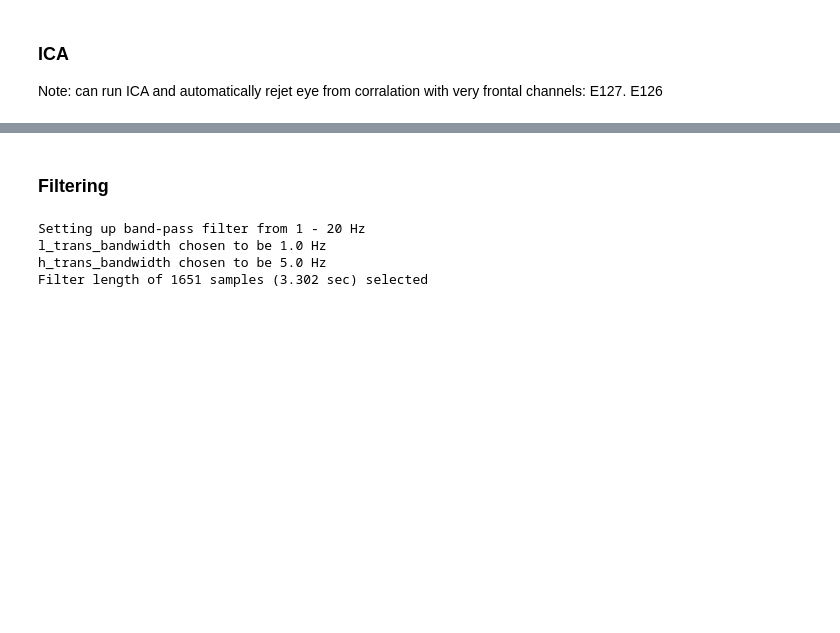
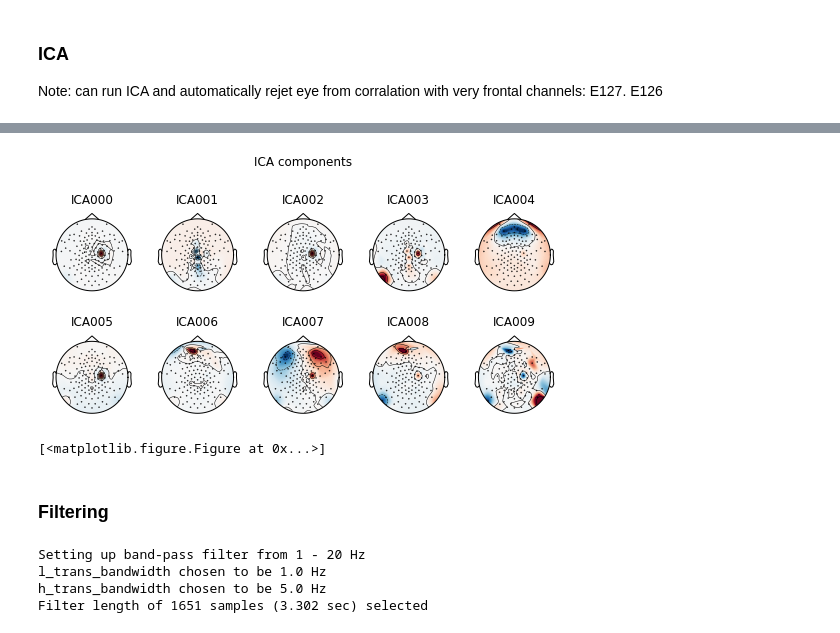
Before and after one commit to TomDonoghue/HyperEEG, a Jupyter notebook: notebooks/01-EEGProcessing.ipynb, the cells around one changed output, grey strips where cells are left out. Saved outputs shown, nothing was run; the diff lists cells and outputs as text; code cells hidden in the pictures; blank space fills up the shorter version.

```diff
--- a/notebooks/01-EEGProcessing.ipynb
+++ b/notebooks/01-EEGProcessing.ipynb
@@ -152,6 +168,10 @@ Note: can run ICA and automatically rejet eye from corralation with very frontal
 # %%
 # ICA Settings
-#ica_setting_1 = None
-#ica_setting_2 = None
+method = 'fastica'
+
+n_components = None
+random_state = 47
+decim = None
+reject = {'eeg': 25e-4}
 # %%
 # Initialize ICA object
@@ -165,6 +212,9 @@ Note: can run ICA and automatically rejet eye from corralation with very frontal
 # %%
 # Plot the ICA components
-#ica.plot_components()
+ica.plot_components()
+# %% [output]
+[figure, added]
+[<matplotlib.figure.Figure at 0x...>]
 # %%
 # Save out the ICA solution
 #ica.save()
```
Also changed, not shown: parts of 36 cells of this notebook.
